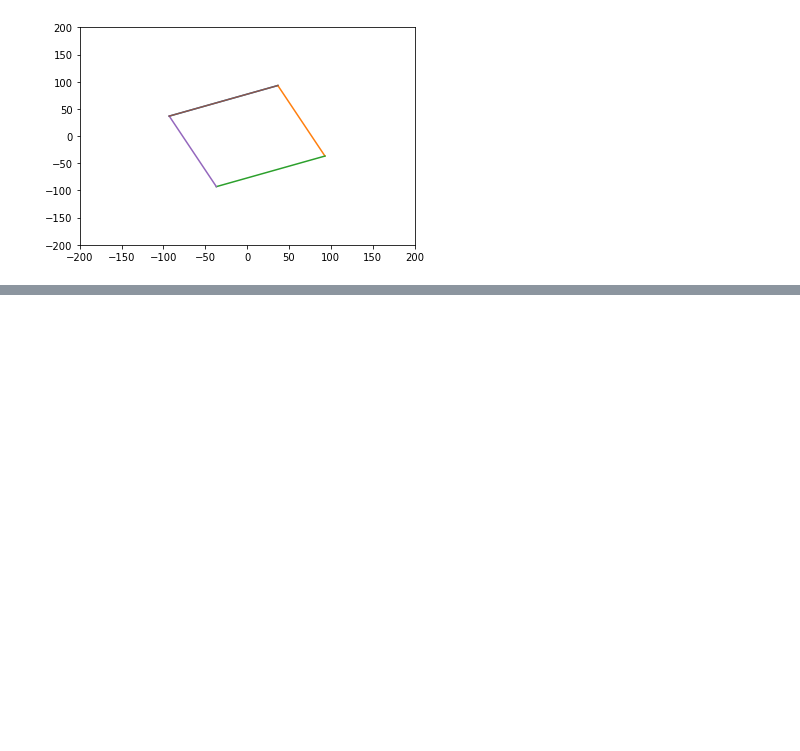
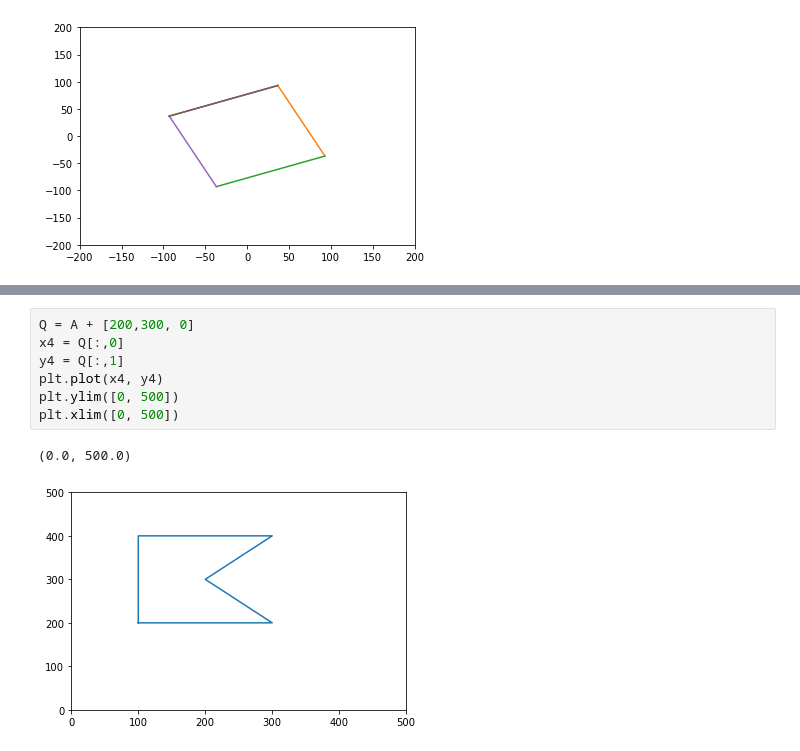
Before and after one commit to ovstrukov/math, a Jupyter notebook: Math_matrix_HW_2.ipynb, the cells around one changed output, grey strips where cells are left out. Cells and saved outputs as stored; diff of their text form; blank space fills up the shorter version.

```diff
--- a/Math_matrix_HW_2.ipynb
+++ b/Math_matrix_HW_2.ipynb
@@ -167,0 +253,10 @@ for i in range(6):
+# %%
+Q = A + [200,300, 0]
+x4 = Q[:,0]
+y4 = Q[:,1]
+plt.plot(x4, y4)
+plt.ylim([0, 500])
+plt.xlim([0, 500])
+# %% [output]
+(0.0, 500.0)
+[figure, added]
```
Also changed, not shown: parts of 13 cells of this notebook.
